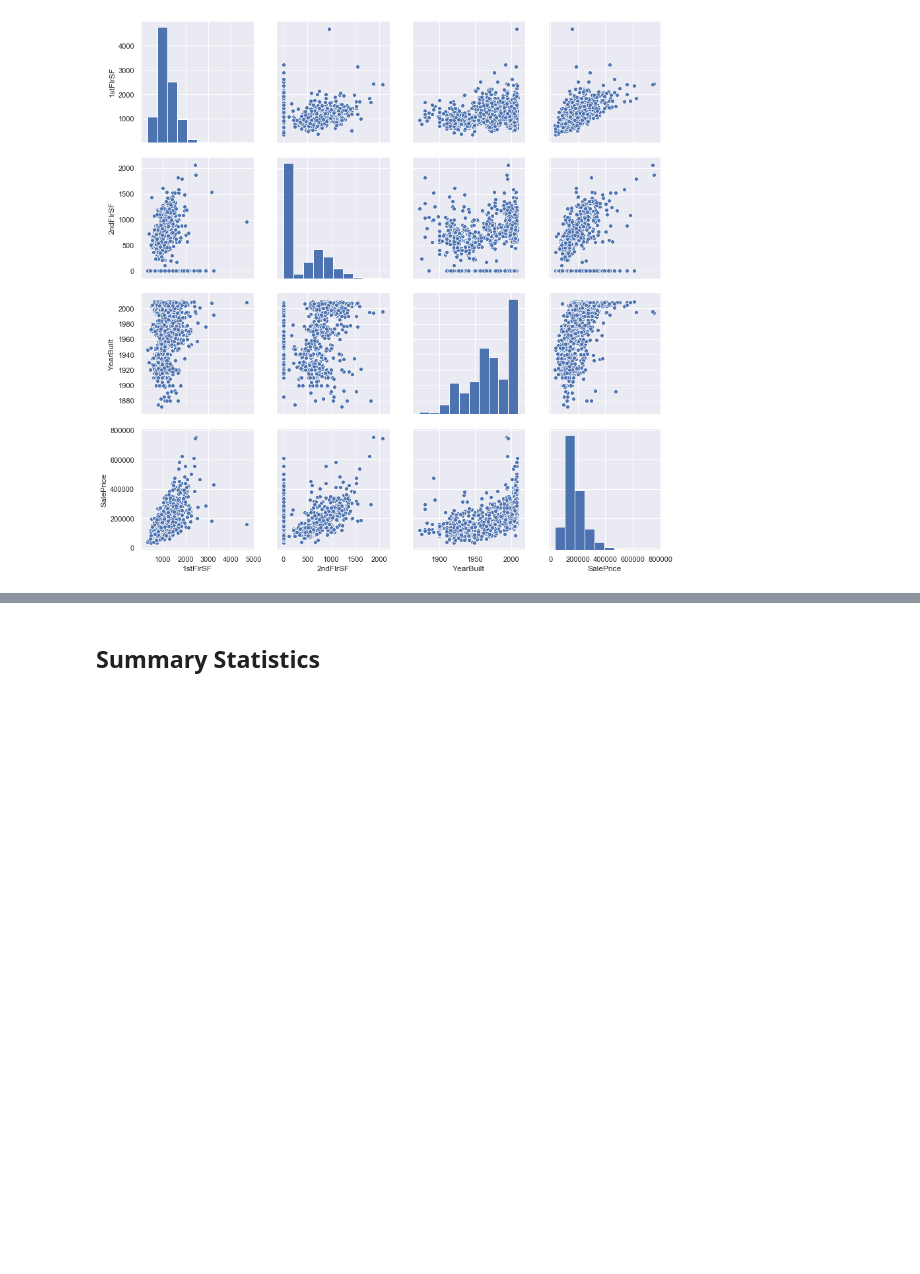
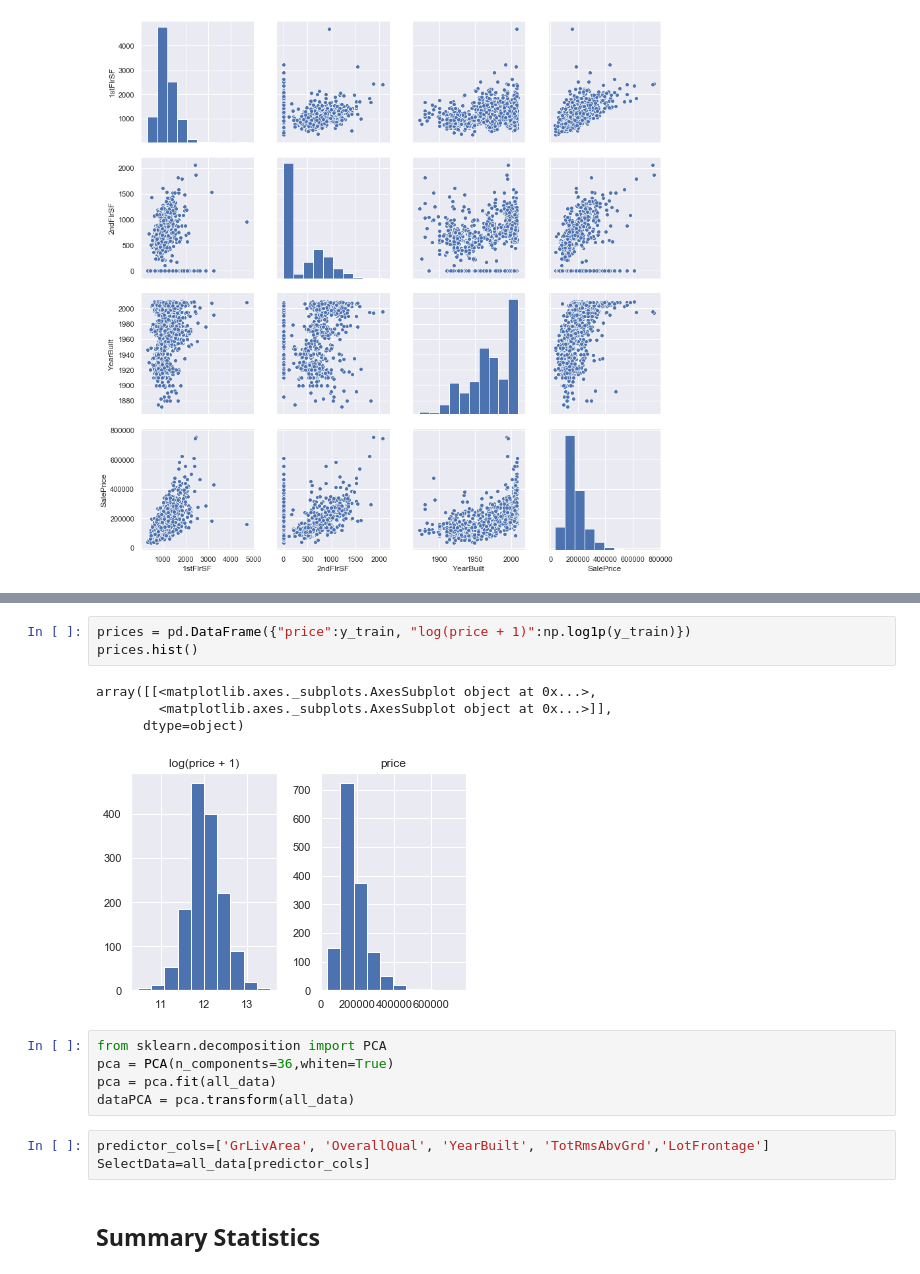
Before and after one commit to esmeluo/ML_Lab_Housing_Prediction, a Jupyter notebook: 6b_final_project_checkin_template-EL.ipynb, the cells around one changed output, grey strips where cells are left out. Drawn from its saved outputs; the diff is of its cells as text; blank space fills up the shorter version.

```diff
--- a/6b_final_project_checkin_template-EL.ipynb
+++ b/6b_final_project_checkin_template-EL.ipynb
@@ -73,3 +84,19 @@ plt.show();
+# %%
+prices = pd.DataFrame({"price":y_train, "log(price + 1)":np.log1p(y_train)})
+prices.hist()
+# %% [output]
+array([[<matplotlib.axes._subplots.AxesSubplot object at 0x...>,
+        <matplotlib.axes._subplots.AxesSubplot object at 0x...>]],
+      dtype=object)
+[figure, added]
+# %%
+from sklearn.decomposition import PCA
+pca = PCA(n_components=36,whiten=True)
+pca = pca.fit(all_data)
+dataPCA = pca.transform(all_data)
+# %%
+predictor_cols=['GrLivArea', 'OverallQual', 'YearBuilt', 'TotRmsAbvGrd','LotFrontage']
+SelectData=all_data[predictor_cols]
 # %% [markdown]
 Summary Statistics
 -----------
```
Also changed, not shown: parts of 21 cells of this notebook, 1 other file.
